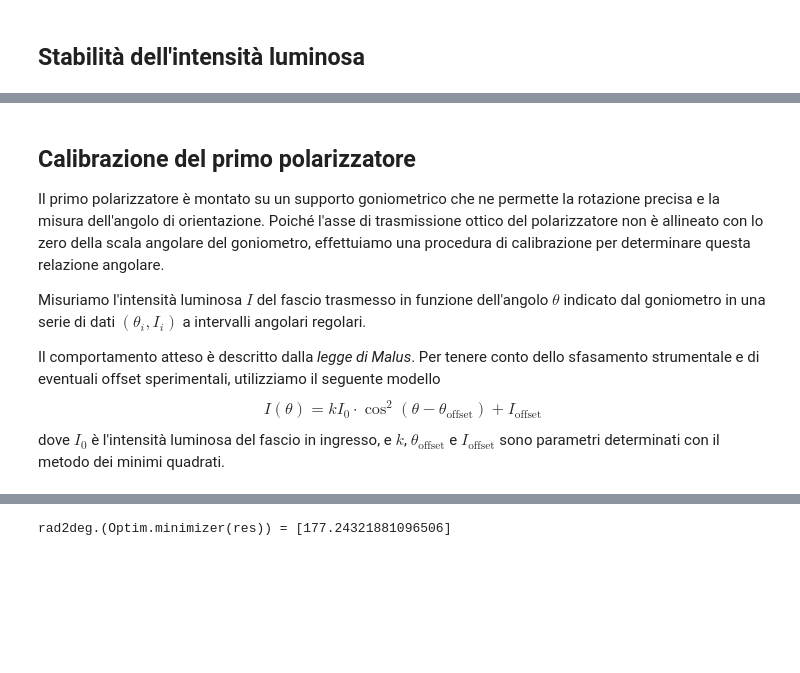
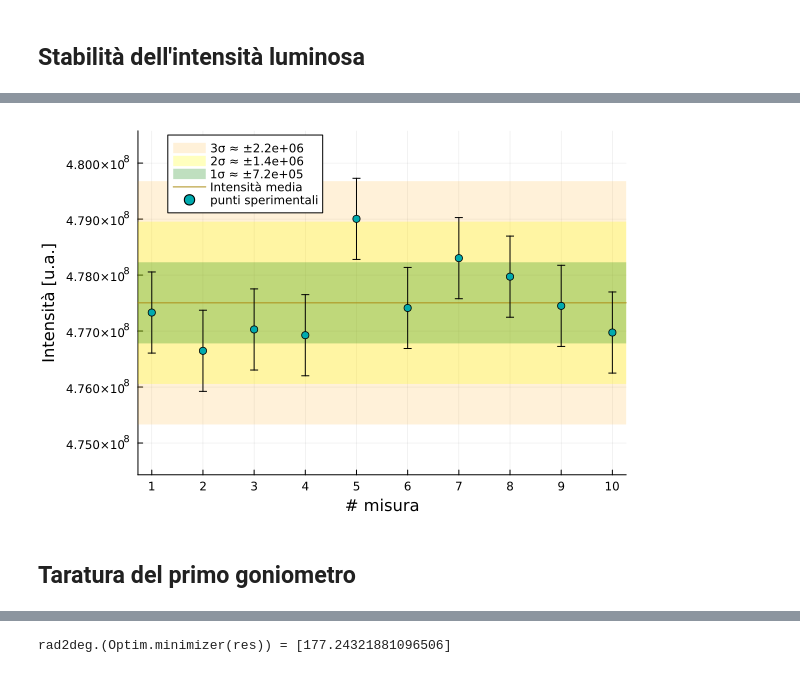
Before and after one commit to marcovianello5/es2_diffrazione, a Jupyter notebook: analisi.ipynb, the cells around one changed output, grey strips where cells are left out. Saved outputs shown, nothing was run; the diff lists cells and outputs as text; code cells hidden in the pictures; blank space fills up the shorter version.

```diff
--- a/analisi.ipynb
+++ b/analisi.ipynb
@@ -53,12 +71,13 @@ plot(p)
-# %% [markdown]
-## Calibrazione del primo polarizzatore
-
-Il primo polarizzatore è montato su un supporto goniometrico che ne permette la rotazione precisa e la misura dell'angolo di orientazione. Poiché l'asse di trasmissione ottico del polarizzatore non è allineato con lo zero della scala angolare del goniometro, effettuiamo una procedura di calibrazione per determinare questa relazione angolare.
-
-Misuriamo l'intensità luminosa $ I $ del fascio trasmesso in funzione dell'angolo $ \theta $ indicato dal goniometro in una serie di dati $ (\theta_i, I_i) $ a intervalli angolari regolari.
-
-Il comportamento atteso è descritto dalla _legge di Malus_. Per tenere conto dello sfasamento strumentale e di eventuali offset sperimentali, utilizziamo il seguente modello
-$$
-I(\theta) = k I_0 \cdot \cos^2(\theta - \theta_{\text{offset}}) + I_{\text{offset}}
-$$
-dove $ I_0 $ è l'intensità luminosa del fascio in ingresso, e $ k $, $ \theta_{\text{offset}} $ e $ I_{\text{offset}} $ sono parametri determinati con il metodo dei minimi quadrati.
+# %%
+allineamento_esterno2_df = CSV.read("dati/allineamento/esterno2/allineamento_esterno2.csv", DataFrame)
+intden_exp = allineamento_esterno2_df.IntDen
+
+allineamento_esterno2_std, q = analisi_incertezza_intensità(intden_exp)
+
+savefig(q, "typst/grafici/allineamento_esterno2.svg")
+
+plot(q)
+# %% [output]
+[figure, added]
+# %% [markdown]
+## Taratura del primo goniometro
```
Also changed, not shown: parts of 29 cells of this notebook, 29 other files.
